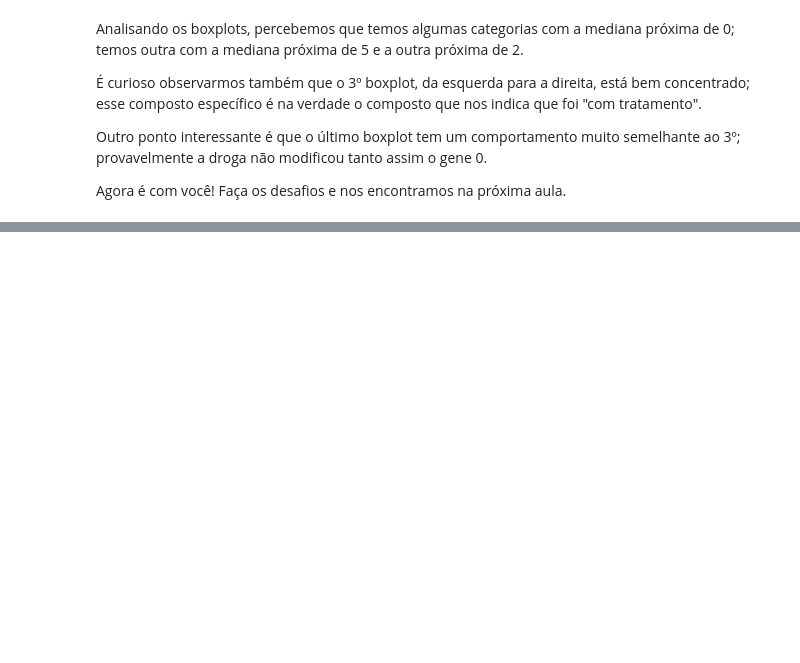
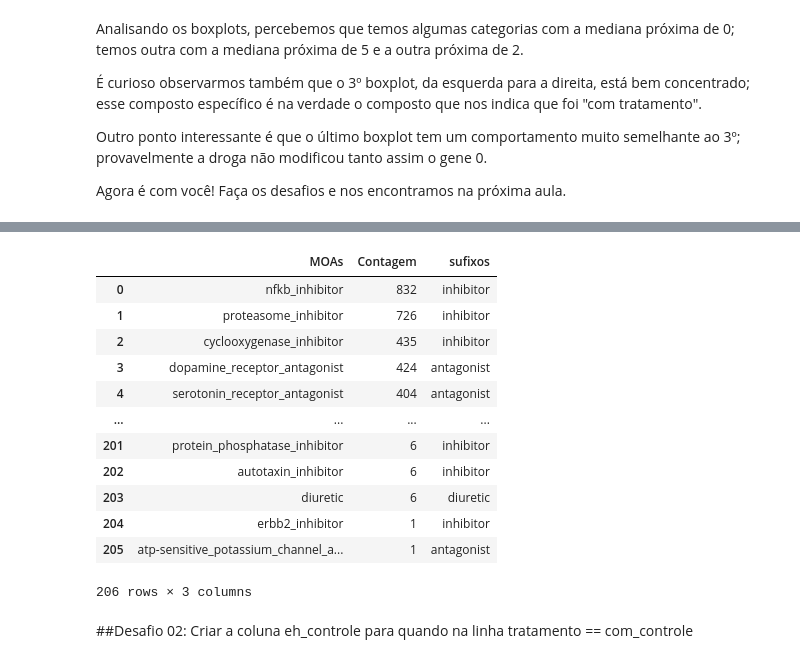
Before and after one commit to ThiagoBizacha/imersaodados3, a Jupyter notebook: Aula_04.ipynb, the cells around one changed output, grey strips where cells are left out. Drawn from its saved outputs; the diff is of its cells as text; code cells hidden in the pictures; blank space fills up the shorter version.

```diff
--- a/Aula_04.ipynb
+++ b/Aula_04.ipynb
@@ -737,0 +680,23 @@ Agora é com você! Faça os desafios e nos encontramos na próxima aula.
+# %%
+contagem_moa = dados_resultados.drop(['id', 'n_moa', 'ativo_moa'], axis=1).sum().sort_values(ascending = False)
+contagem_moa = contagem_moa.reset_index()
+contagem_moa.rename(columns={'index': 'MOAs',0: 'Contagem'}, inplace=True)
+# %%
+contagem_moa['sufixos'] = contagem_moa['MOAs'].apply(lambda x: x.split('_')[-1])
+contagem_moa
+# %% [output]
+|  | MOAs | Contagem | sufixos |
+| 0 | nfkb_inhibitor | 832 | inhibitor |
+| 1 | proteasome_inhibitor | 726 | inhibitor |
+| 2 | cyclooxygenase_inhibitor | 435 | inhibitor |
+| 3 | dopamine_receptor_antagonist | 424 | antagonist |
+| 4 | serotonin_receptor_antagonist | 404 | antagonist |
+| ... | ... | ... | ... |
+| 201 | protein_phosphatase_inhibitor | 6 | inhibitor |
+| 202 | autotaxin_inhibitor | 6 | inhibitor |
+| 203 | diuretic | 6 | diuretic |
+| 204 | erbb2_inhibitor | 1 | inhibitor |
+| 205 | atp-sensitive_potassium_channel_a... | 1 | antagonist |
+206 rows × 3 columns
+# %% [markdown]
+##Desafio 02: Criar a coluna eh_controle para quando na linha tratamento == com_controle
```
Also changed, not shown: parts of 20 cells of this notebook.
